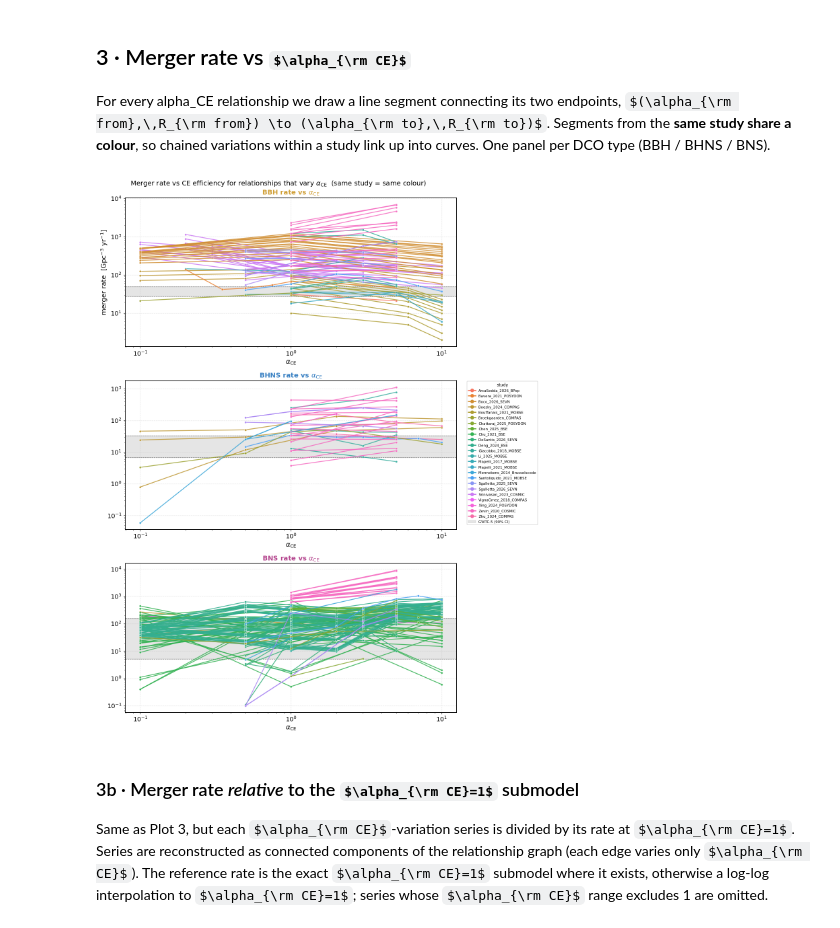
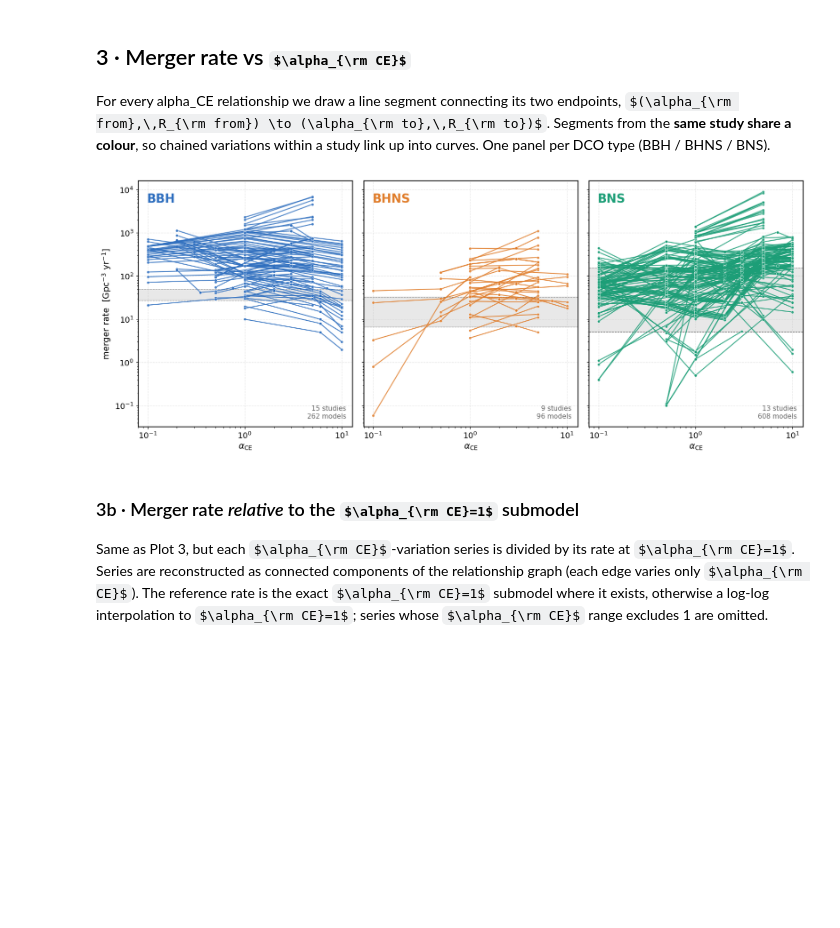
Before and after one commit to FloorBroekgaarden/Rates_of_Compact_Object_Coalescence, a Jupyter notebook: alpha_CE_investigation/plotting_code/CE_efficiency_investigation.ipynb, the cells around one changed output. Cells and saved outputs as stored; diff of their text form; code cells hidden in the pictures; some formulas as TeX source; blank space fills up the shorter version.

Commit message:
update with new plots for bar for alpha CE

```diff
--- a/alpha_CE_investigation/plotting_code/CE_efficiency_investigation.ipynb
+++ b/alpha_CE_investigation/plotting_code/CE_efficiency_investigation.ipynb
@@ -300,59 +419,67 @@ endpoints, $(\alpha_{\rm from},\,R_{\rm from}) \to (\alpha_{\rm to},\,R_{\rm to}
 Segments from the **same study share a colour**, so chained variations within a
 study link up into curves. One panel per DCO type (BBH / BHNS / BNS).
 # %%
-# GWTC-5 observational rate constraints (90% interval), per DCO type
+# ── Plot 3: merger rate vs alpha_CE, one panel per DCO type ──────────────────────
+# All models of a given DCO type share one colour; three side-by-side panels.
 from matplotlib.patches import Patch
 _obs = pd.read_csv(DATA_DIR / "observations-GWs.csv")
 _g5  = _obs[_obs["study_key"] == "Abbott_2026_GWTC5"]
 GWTC5_BANDS = {
     dco: (
         float(_g5[(_g5["compact_object_type"] == dco) &
                   (_g5["rate_type"] == "lower")]["rate_Gpc3yr"].iloc[0]),
         float(_g5[(_g5["compact_object_type"] == dco) &
                   (_g5["rate_type"] == "upper")]["rate_Gpc3yr"].iloc[0]),
     )
     for dco in DCO_TYPES
 }
 
-fig, axes = plt.subplots(3, 1, figsize=(10, 15.4), sharey=False)
-plotted = {}
+# one trend colour per DCO type
+DCO_TREND = {"BH-BH": "#2f6fbf", "NS-BH": "#e07d2b", "NS-NS": "#1c9e77"}
+
+def _valid_sub(dco):
+    s = alpha[alpha["compact_object_type"] == dco].dropna(
+        subset=["from_alpha", "to_alpha", "from_rate", "to_rate"])
+    return s[(s["from_rate"] > 0) & (s["to_rate"] > 0)]
+
+def _study_model_counts(sub):
+    """(#studies, #models) where a model = a distinct (study, submodel) endpoint."""
+    ep = set()
+    for _, r in sub.iterrows():
+        ep.add((r["study_key"], r["from_submodel"]))
+        ep.add((r["study_key"], r["to_submodel"]))
+    return sub["study_key"].nunique(), len(ep)
+
+fig, axes = plt.subplots(1, 3, figsize=(15, 6), sharey=True)
 for ax, dco in zip(axes, DCO_TYPES):
-    # GWTC-5 observational band (drawn behind the model curves)
+    col = DCO_TREND[dco]
     lo, hi = GWTC5_BANDS[dco]
-    ax.axhspan(lo, hi, color="0.45", alpha=0.18, zorder=0)
+    ax.axhspan(lo, hi, color="0.5", alpha=0.18, zorder=0)
     ax.axhline(lo, color="0.45", ls="--", lw=0.8, zorder=0)
     ax.axhline(hi, color="0.45", ls="--", lw=0.8, zorder=0)
 
-    sub = alpha[alpha["compact_object_type"] == dco].dropna(
-        subset=["from_alpha", "to_alpha", "from_rate", "to_rate"])
-    sub = sub[(sub["from_rate"] > 0) & (sub["to_rate"] > 0)]
+    sub = _valid_sub(dco)
     for _, r in sub.iterrows():
-        c = study_color[r["study_key"]]
         ax.plot([r["from_alpha"], r["to_alpha"]],
                 [r["from_rate"],  r["to_rate"]],
-                color=c, lw=1.6, alpha=0.85, marker="o", ms=4,
+                color=col, lw=1.5, alpha=0.8, marker="o", ms=4,
                 markeredgecolor="white", markeredgewidth=0.4, zorder=2)
-        plotted[r["study_key"]] = c
-    ax.set_xscale("log"); ax.set_yscale("log")
+
+    n_studies, n_models = _study_model_counts(sub)
+    ax.set_xscale("log"); ax.set_yscale("log"); ax.set_xlim(0.08, 13)
     ax.set_xlabel(ALPHA_TEX)
-    ax.set_title(f"{DCO_LABEL[dco]} rate vs " + ALPHA_TEX,
-                 color=DCO_COLORS[dco], fontweight="bold")
     ax.grid(ls="--", alpha=0.3)
+    ax.text(0.04, 0.95, DCO_LABEL[dco], transform=ax.transAxes,
+            fontsize=18, fontweight="bold", color=col, va="top", ha="left")
+    ax.text(0.97, 0.03, f"{n_studies} studies\n{n_models} models",
+            transform=ax.transAxes, fontsize=10, color="0.4",
+            va="bottom", ha="right")
 axes[0].set_ylabel(r"merger rate  [Gpc$^{-3}$ yr$^{-1}$]")
-
-handles = [Line2D([], [], color=plotted[s], lw=2, marker="o", label=s)
-           for s in sorted(plotted)]
-handles.append(Patch(facecolor="0.45", alpha=0.18, edgecolor="0.45",
-                     label="GWTC-5 (90% CI)"))
-fig.legend(handles=handles, loc="center left", bbox_to_anchor=(1.005, 0.5),
-           fontsize=7, title="study", title_fontsize=8)
-fig.suptitle("Merger rate vs CE efficiency for relationships that vary "
-             + ALPHA_TEX + "  (same study = same colour)", fontsize=13)
 fig.tight_layout()
 fig.savefig(FIG_DIR / "rate_vs_alpha_by_dco.png", dpi=180)
 plt.show()
 # %% [output]
-[figure, old version]
+[figure, new version]
 # %% [markdown]
 ### 3b · Merger rate *relative* to the $\alpha_{\rm CE}=1$ submodel
 
```
Also changed, not shown: parts of 8 cells of this notebook, 13 other files.
